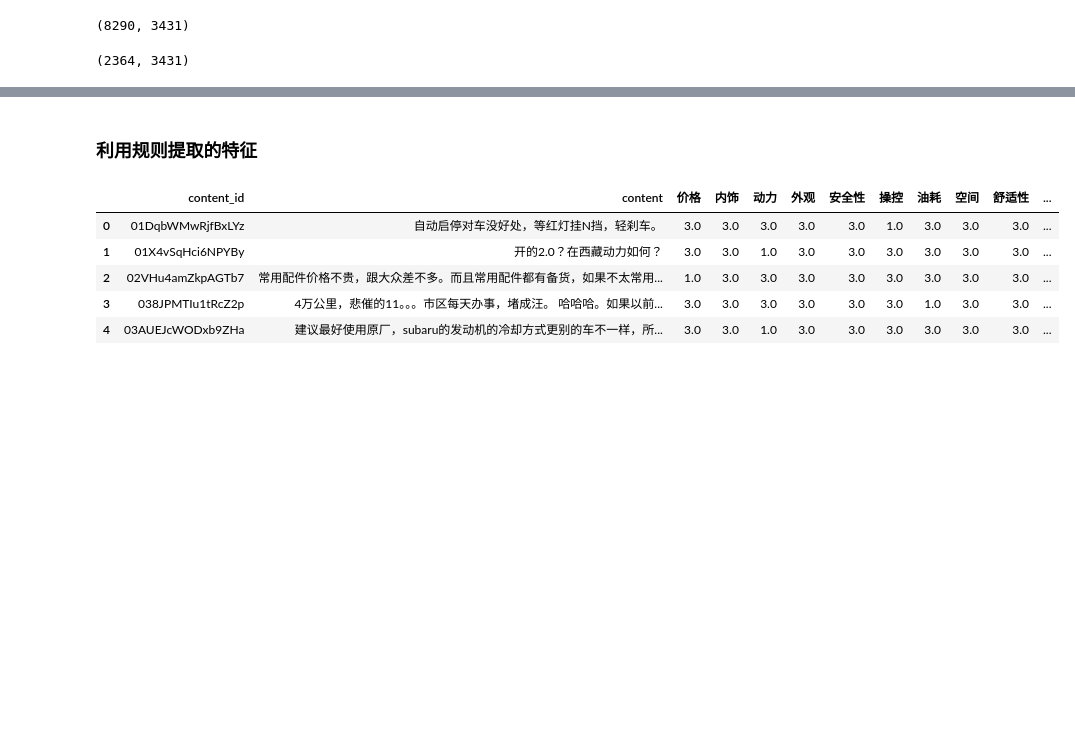
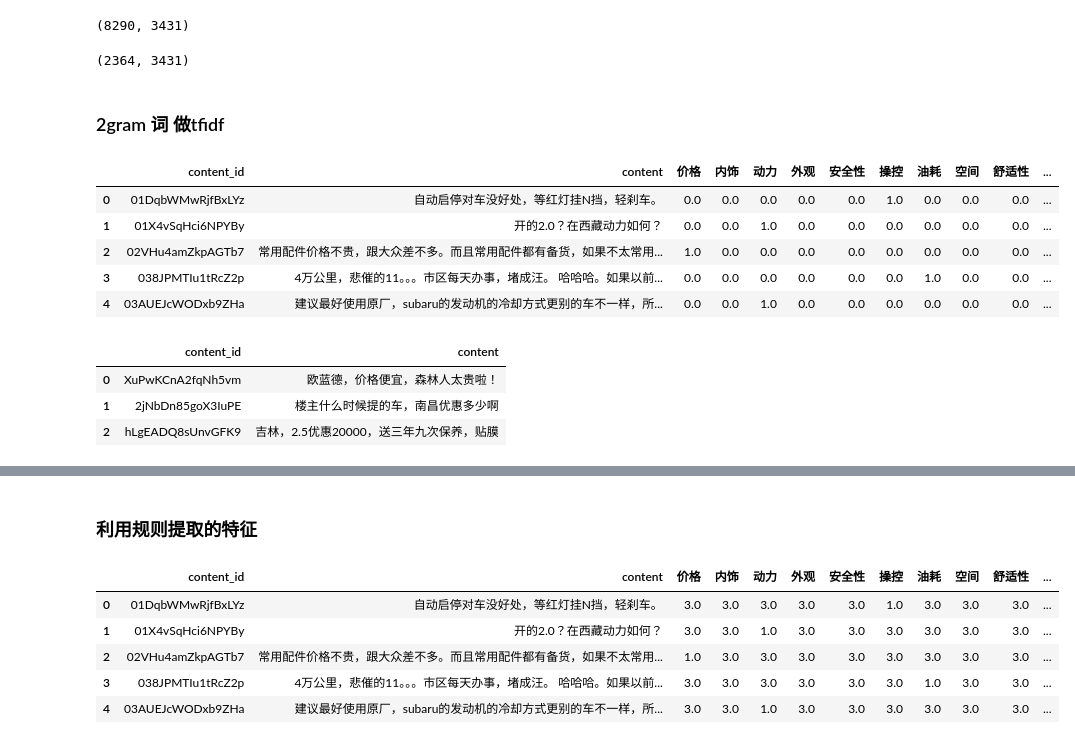
Before and after one commit to light8lee/car, a Jupyter notebook: code/preview.ipynb, the cells around one changed output, grey strips where cells are left out. Drawn from its saved outputs; the diff is of its cells as text; code cells hidden in the pictures; blank space fills up the shorter version.

```diff
--- a/code/preview.ipynb
+++ b/code/preview.ipynb
@@ -289,3 +270,5 @@ test_tdf.shape
 # %%
 tdf.to_csv('../data/tfidf_train.csv', index=False)
 test_tdf.to_csv('../data/tfidf_test.csv', index=False)
+# %% [markdown]
+### 2gram 词 做tfidf
@@ -291,0 +277,10 @@ test_tdf.to_csv('../data/tfidf_test.csv', index=False)
+# %%
+df = pd.read_csv('../data/input2.csv')
+df.head(5)
+# %% [output]
+|  | content_id | content | 价格 | 内饰 | 动力 | 外观 | 安全性 | 操控 | 油耗 | 空间 | 舒适性 | ... |
+| 0 | 01DqbWMwRjfBxLYz | 自动启停对车没好处，等红灯挂N挡，轻刹车。 | 0.0 | 0.0 | 0.0 | 0.0 | 0.0 | 1.0 | 0.0 | 0.0 | 0.0 | ... |
+| 1 | 01X4vSqHci6NPYBy | 开的2.0？在西藏动力如何？ | 0.0 | 0.0 | 1.0 | 0.0 | 0.0 | 0.0 | 0.0 | 0.0 | 0.0 | ... |
+| 2 | 02VHu4amZkpAGTb7 | 常用配件价格不贵，跟大众差不多。而且常用配件都有备货，如果不太常用... | 1.0 | 0.0 | 0.0 | 0.0 | 0.0 | 0.0 | 0.0 | 0.0 | 0.0 | ... |
+| 3 | 038JPMTIu1tRcZ2p | 4万公里，悲催的11。。。市区每天办事，堵成汪。 哈哈哈。如果以前... | 0.0 | 0.0 | 0.0 | 0.0 | 0.0 | 0.0 | 1.0 | 0.0 | 0.0 | ... |
+| 4 | 03AUEJcWODxb9ZHa | 建议最好使用原厂，subaru的发动机的冷却方式更别的车不一样，所... | 0.0 | 0.0 | 1.0 | 0.0 | 0.0 | 0.0 | 0.0 | 0.0 | 0.0 | ... |
@@ -291,0 +303,8 @@ test_tdf.to_csv('../data/tfidf_test.csv', index=False)
+# %%
+test_df = pd.read_csv('../data/test_public.csv')
+test_df.head(3)
+# %% [output]
+|  | content_id | content |
+| 0 | XuPwKCnA2fqNh5vm | 欧蓝德，价格便宜，森林人太贵啦！ |
+| 1 | 2jNbDn85goX3IuPE | 楼主什么时候提的车，南昌优惠多少啊 |
+| 2 | hLgEADQ8sUnvGFK9 | 吉林，2.5优惠20000，送三年九次保养，贴膜 |
```
Also changed, not shown: parts of 23 cells of this notebook, 2 other files.
